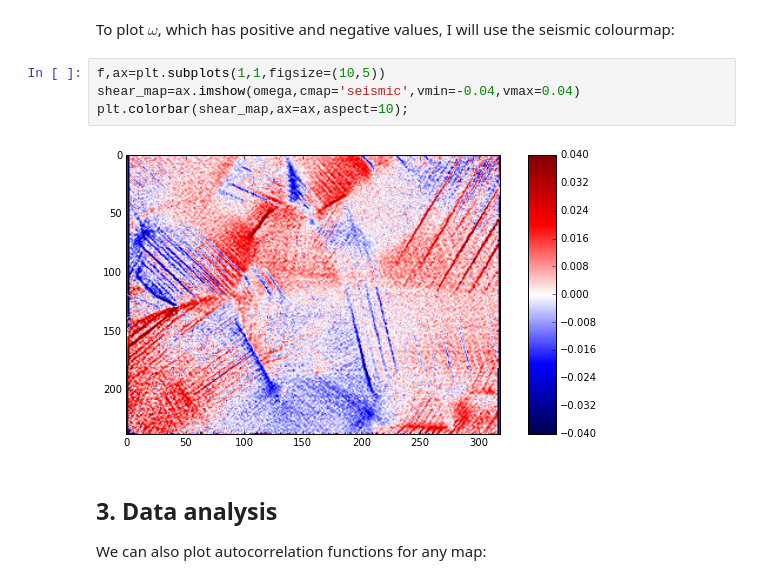
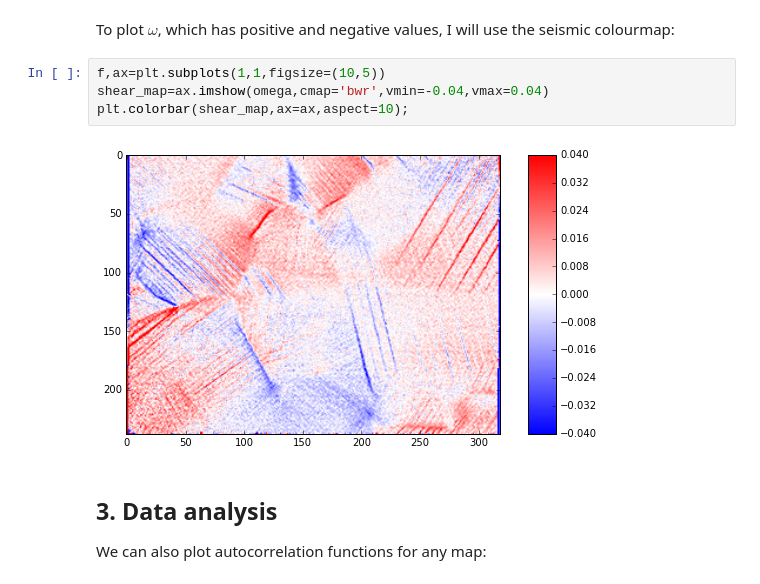
Before and after one commit to MechMicroMan/HRDIC, a Jupyter notebook: hrdic/Example of data analysis.ipynb, the cells around one changed output. Drawn from its saved outputs; the diff is of its cells as text.

```diff
--- a/hrdic/Example of data analysis.ipynb
+++ b/hrdic/Example of data analysis.ipynb
@@ -44,10 +50,10 @@ omega=(def_map.f12-def_map.f21)/2
 To plot $\omega$, which has positive and negative values, I will use the seismic colourmap:
 # %%
 f,ax=plt.subplots(1,1,figsize=(10,5))
-shear_map=ax.imshow(omega,cmap='seismic',vmin=-0.04,vmax=0.04)
+shear_map=ax.imshow(omega,cmap='bwr',vmin=-0.04,vmax=0.04)
 plt.colorbar(shear_map,ax=ax,aspect=10);
 # %% [output]
-[figure, old version]
+[figure, new version]
 # %% [markdown]
 ## 3. Data analysis
 
```
Also changed, not shown: parts of 7 cells of this notebook, 3 other files.
